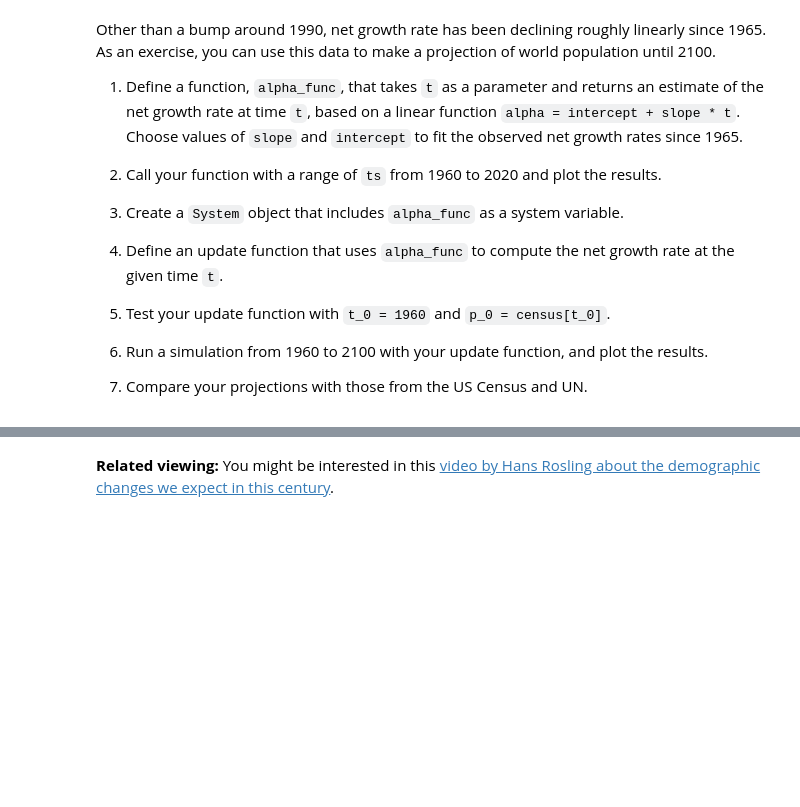
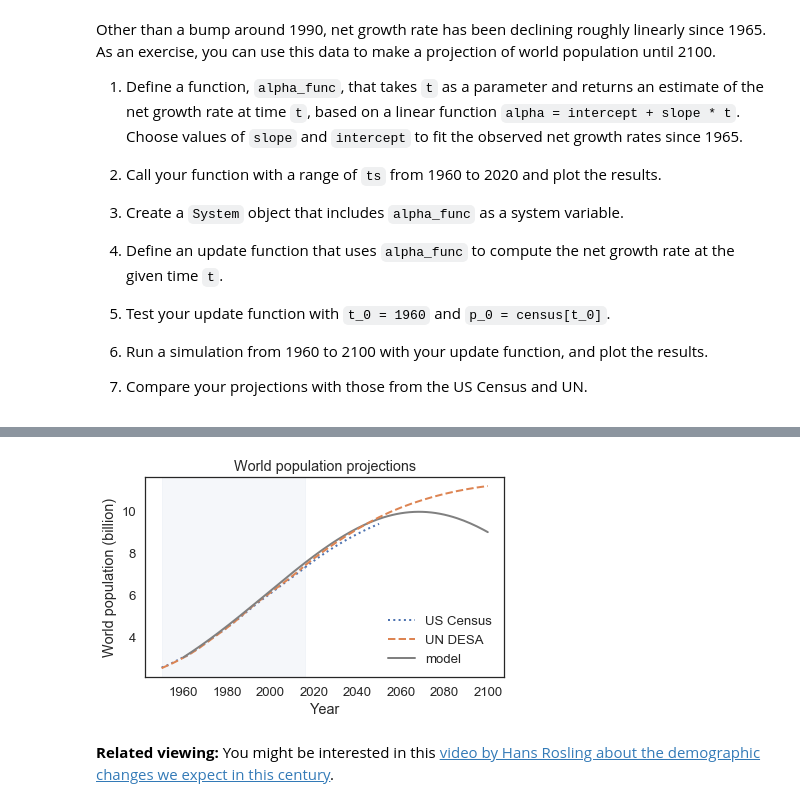
Before and after one commit to ptanofsky/ModSimPy, a Jupyter notebook: notebooks/chap08.ipynb, the cells around one changed output, grey strips where cells are left out. Saved outputs shown, nothing was run; the diff lists cells and outputs as text; code cells hidden in the pictures; blank space fills up the shorter version.

```diff
--- a/notebooks/chap08.ipynb
+++ b/notebooks/chap08.ipynb
@@ -260,0 +414,9 @@ Other than a bump around 1990, net growth rate has been declining roughly linear
+# %%
+# 7 Compare your projections with those from the US Census and UN.
+#results = run_simulation(system, update_func_quad)
+
+plt.axvspan(1950, 2016, color='C0', alpha=0.05)
+plot_results(census, un, results, 'World population projections')
+plot_projections(table3)
+# %% [output]
+[figure, added]
```
Also changed, not shown: parts of 26 cells of this notebook, 3 other files.
